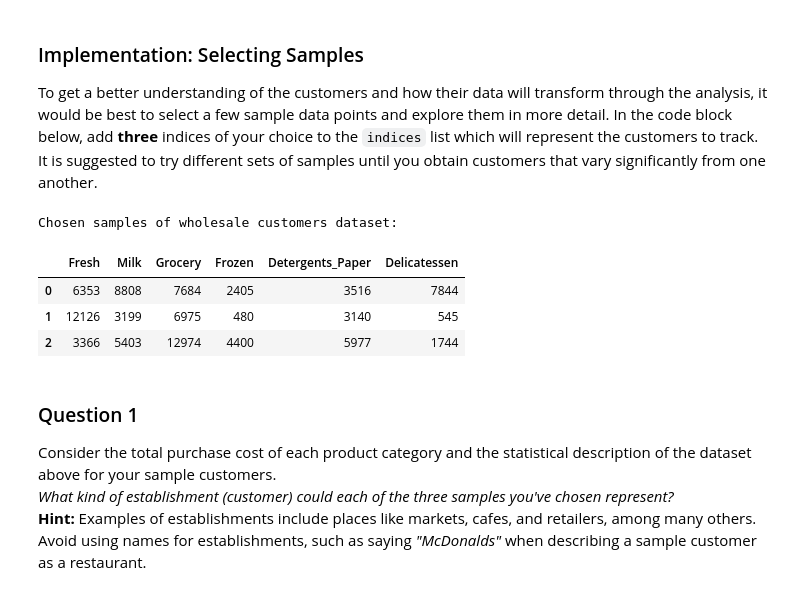
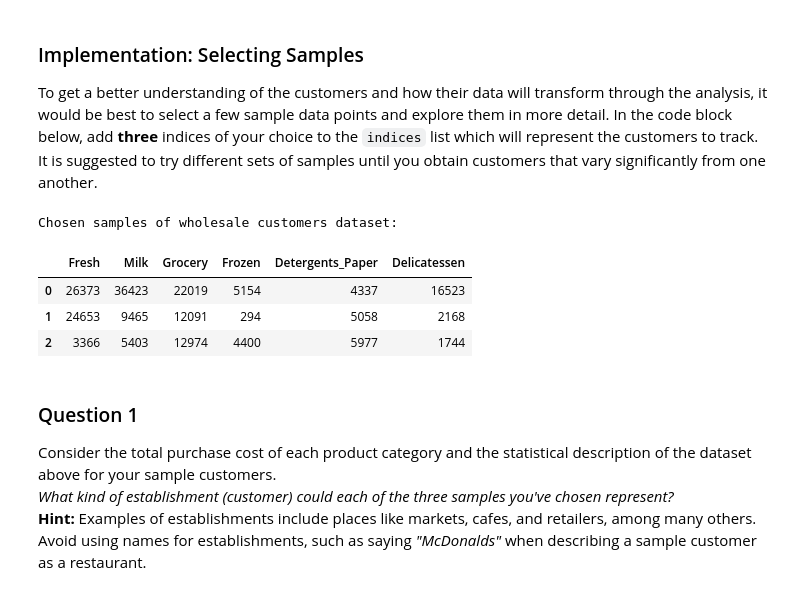
Before and after one commit to leighton613/customer_segments, a Jupyter notebook: customer_segments.ipynb, the cells around one changed output. Cells and saved outputs as stored; diff of their text form; code cells hidden in the pictures.

```diff
--- a/customer_segments.ipynb
+++ b/customer_segments.ipynb
@@ -64,17 +64,19 @@ Index([u'Fresh', u'Milk', u'Grocery', u'Frozen', u'Detergents_Paper',
 To get a better understanding of the customers and how their data will transform through the analysis, it would be best to select a few sample data points and explore them in more detail. In the code block below, add **three** indices of your choice to the `indices` list which will represent the customers to track. It is suggested to try different sets of samples until you obtain customers that vary significantly from one another.
 # %%
 # TODO: Select three indices of your choice you wish to sample from the dataset
-indices = [2,6,10]
+indices = [23, 14, 10]
+
+# indices = range(20, 30)
 
 # Create a DataFrame of the chosen samples
 samples = pd.DataFrame(data.loc[indices], columns = data.keys()).reset_index(drop = True)
 print "Chosen samples of wholesale customers dataset:"
 display(samples)
 # %% [output]
 Chosen samples of wholesale customers dataset:
 |  | Fresh | Milk | Grocery | Frozen | Detergents_Paper | Delicatessen |
-| 0 | 6353 | 8808 | 7684 | 2405 | 3516 | 7844 |
-| 1 | 12126 | 3199 | 6975 | 480 | 3140 | 545 |
+| 0 | 26373 | 36423 | 22019 | 5154 | 4337 | 16523 |
+| 1 | 24653 | 9465 | 12091 | 294 | 5058 | 2168 |
 | 2 | 3366 | 5403 | 12974 | 4400 | 5977 | 1744 |
 # %% [markdown]
 ### Question 1
```
Also changed, not shown: parts of 18 cells of this notebook, 1 other file.
